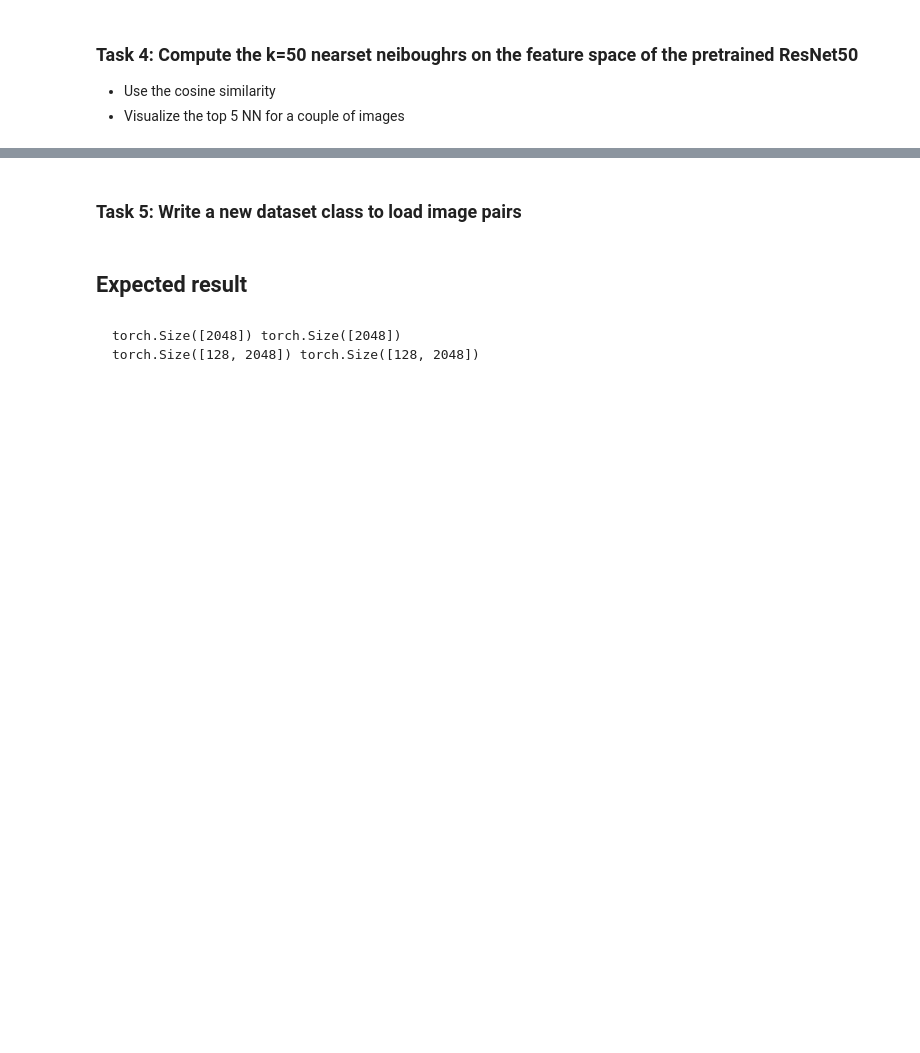
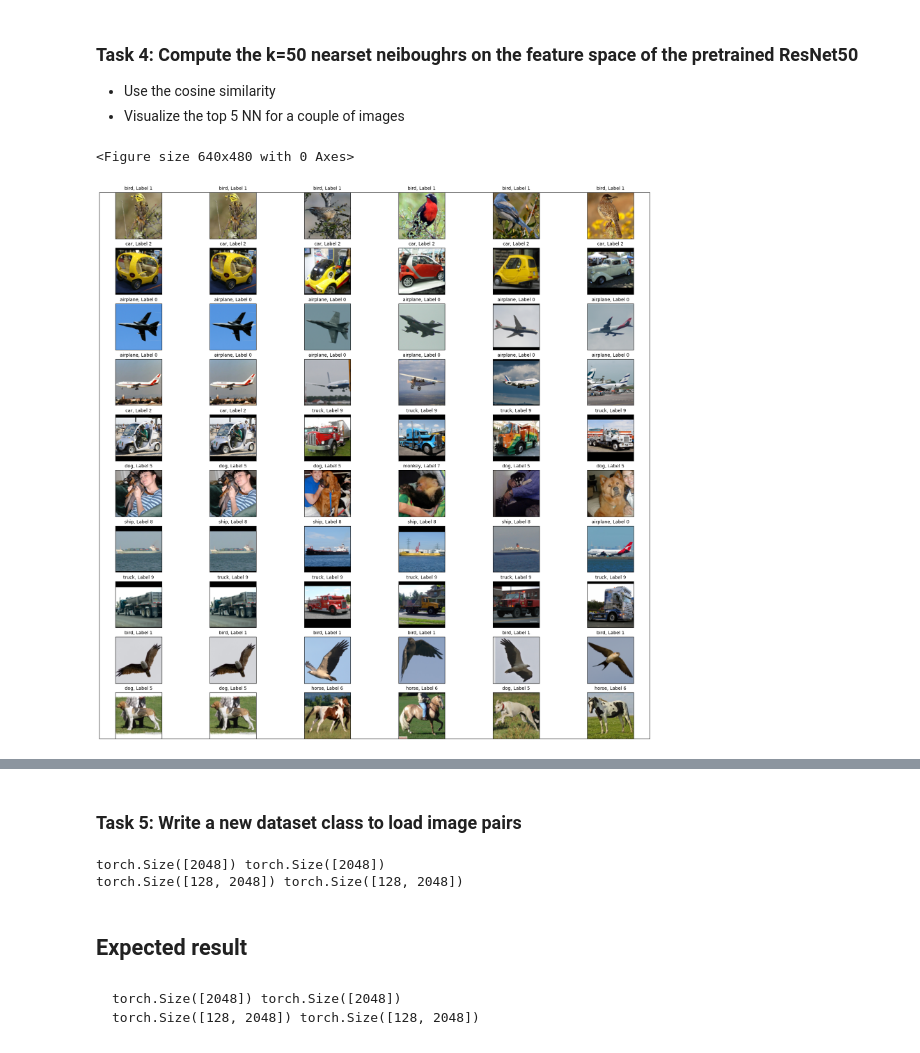
Before and after one commit to dpkass/HHU-Master-Representation-Learning, a Jupyter notebook: assignment_05/Image_clustering.ipynb, the cells around one changed output, grey strips where cells are left out. Drawn from its saved outputs; the diff is of its cells as text; code cells hidden in the pictures; blank space fills up the shorter version.

```diff
--- a/assignment_05/Image_clustering.ipynb
+++ b/assignment_05/Image_clustering.ipynb
@@ -123,36 +191,57 @@ Code for the T-SNE visualization exists in `utils.py`.
 - Visualize the top 5 NN for a couple of images
 # %%
 # Provided
-class_names = torchvision.datasets.STL10(root='../data').classes
+class_names = train_dl.dataset.classes
+
+
 def vizualize_pairs(indices, true_labels, train_ds):
     # Visualize the reference image and its 7 nearest neighbors
     ref_ids = [0, 100, 200, 300, 400, 500, 600, 700, 800, 900]
     nn_viz = 6
     plt.subplots_adjust(wspace=0.4, hspace=0.4)
-    plt.figure(figsize = (22,22))
+    plt.figure(figsize=(22, 22))
     ax = plt.gca()
     ax.get_xaxis().set_visible(False)
     ax.get_yaxis().set_visible(False)
     for c, ref in enumerate(ref_ids):
         knns = indices[ref, :nn_viz]
         imgs_to_viz = [train_ds[ref][0]]
         true_labels = [train_ds[ref][1]]
         for i in knns:
             imgs_to_viz.append(train_ds[i][0])
             true_labels.append(train_ds[i][1])
         # show the images
         for j in range(nn_viz):
             label = int(true_labels[j])
-            plt.subplot(len(ref_ids), nn_viz, (c*nn_viz)+(j+1))
+            plt.subplot(len(ref_ids), nn_viz, (c * nn_viz) + (j + 1))
             imshow(imgs_to_viz[j])
-            plt.title(f"{class_names[label]}, Label {label}", fontsize = 10)
+            plt.title(f"{class_names[label]}, Label {label}", fontsize=10)
             ax = plt.gca()
             ax.get_xaxis().set_visible(False)
             ax.get_yaxis().set_visible(False)
-    # plt.savefig(f'./figs/knn_viz', bbox_inches = "tight", dpi = 500)
+    plt.savefig(f"./figs/knn_viz", bbox_inches="tight", dpi=500)
+    plt.show()
+
 
 ### START CODE HERE ### ( 7-8 line of code)
+k = 50
+knn_indices_path = "./data/knn_indices.pth"
+
+if os.path.exists(knn_indices_path):
+    indices = torch.load(knn_indices_path)
+else:
+    nearest_neighbors = NearestNeighbors(n_neighbors=k, metric="cosine")
+    nearest_neighbors.fit(train_feats)
+    distances, indices = nearest_neighbors.kneighbors(train_feats)
+    indices = torch.as_tensor(indices)
+
+    torch.save(indices, knn_indices_path)
+
+vizualize_pairs(indices, train_labels, train_dl.dataset)
 ### END CODE HERE ###
+# %% [output]
+<Figure size 640x480 with 0 Axes>
+[figure, added]
 # %% [markdown]
 ## Expected result
 
@@ -160,27 +249,44 @@ def vizualize_pairs(indices, true_labels, train_ds):
 # %% [markdown]
 ### Task 5: Write a new dataset class to load image pairs
 # %%
+class PairSTL10(torch.utils.data.Dataset):
+    def __init__(self, indices_path=knn_indices_path, embeds_path=feats_and_labels_path, l2_normalize=True):
+        ### START CODE HERE ###
+        self.data = torch.load(embeds_path)["train_feats"]
+        self.indices = torch.load(indices_path)
 
-class PairSTL10(torch.utils.data.Dataset):
-    def __init__(self, indices_path="./knn_indices.pth", embeds_path="./train_feats.pth", l2_normalize=True):
-        ### START CODE HERE ###
+        self.l2_normalize = l2_normalize
         ### END CODE HERE ###
 
-    def __getitem__(self, index):
+    def __getitem__(self, idx):
         ### START CODE HERE ###
+        nn_idx = self.indices[idx][0]
+        emb1, emb2 = self.data[idx], self.data[nn_idx]
+        if self.l2_normalize:
+            emb1 = F.normalize(emb1, dim=0)
+            emb2 = F.normalize(emb2, dim=0)
+        return emb1, emb2
         ### END CODE HERE ###
+
+    def __len__(self):
+        return len(self.data)
+
 
 def test_get_pair():
     dataset = PairSTL10()
     emb1, emb2 = dataset[16]
     print(emb1.shape, emb2.shape)
-    assert emb1.shape==emb2.shape
+    assert emb1.shape == emb2.shape
+
 
 test_get_pair()
 
-train_loader = torch.utils.data.DataLoader(PairSTL10(), batch_size=128, shuffle=True, num_workers=4)
-data_batch = next(iter(train_loader))
+train_dl = torch.utils.data.DataLoader(PairSTL10(), batch_size=128, shuffle=True, num_workers=num_workers)
+data_batch = next(iter(train_dl))
 print(data_batch[0].shape, data_batch[1].shape)
+# %% [output]
+torch.Size([2048]) torch.Size([2048])
+torch.Size([128, 2048]) torch.Size([128, 2048])
 # %% [markdown]
 ## Expected result
 # %% [markdown]
```
Also changed, not shown: parts of 21 cells of this notebook, 4 other files.
